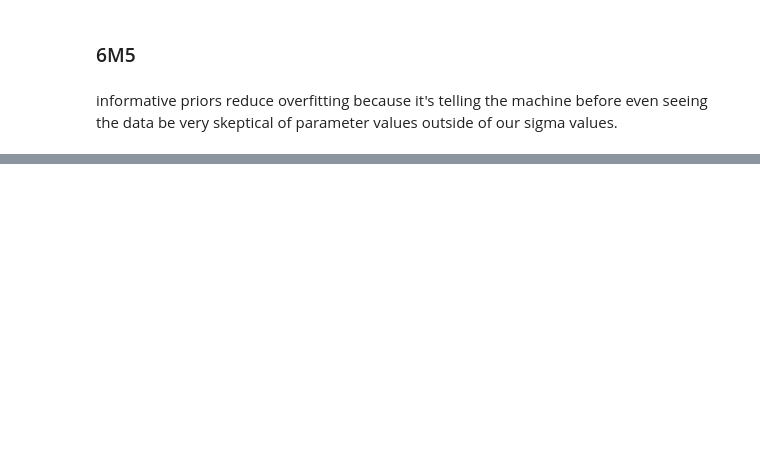
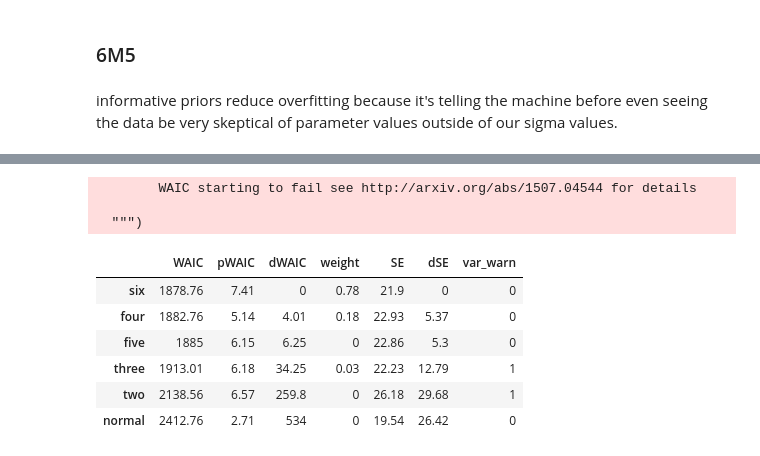
Before and after one commit to jkelley7/stat_rethinking, a Jupyter notebook: Chapter_6.ipynb, the cells around one changed output, grey strips where cells are left out. Cells and saved outputs as stored; diff of their text form; code cells hidden in the pictures; blank space fills up the shorter version.

```diff
--- a/Chapter_6.ipynb
+++ b/Chapter_6.ipynb
@@ -327,0 +571,27 @@ informative priors reduce overfitting because it's telling the machine before ev
+# %%
+m6h1a.name = 'normal'
+m6h1b.name = 'two'
+m6h1c.name = 'three'
+m6h1d.name = 'four'
+m6h1e.name = 'five'
+m6h1f.name = 'six'
+df_comp_WAIC = pm.compare({m6h1a: t61a,
+                           m6h1b: t61b,
+                           m6h1c: t61c,
+                           m6h1d: t61d,
+                           m6h1e: t61e,
+                           m6h1f: t61f})
+# %% [output]
+        WAIC starting to fail see http://arxiv.org/abs/1507.04544 for details
+
+  """)
+# %%
+df_comp_WAIC.sort_values(by = 'WAIC',ascending = True)
+# %% [output]
+|  | WAIC | pWAIC | dWAIC | weight | SE | dSE | var_warn |
+| six | 1878.76 | 7.41 | 0 | 0.78 | 21.9 | 0 | 0 |
+| four | 1882.76 | 5.14 | 4.01 | 0.18 | 22.93 | 5.37 | 0 |
+| five | 1885 | 6.15 | 6.25 | 0 | 22.86 | 5.3 | 0 |
+| three | 1913.01 | 6.18 | 34.25 | 0.03 | 22.23 | 12.79 | 1 |
+| two | 2138.56 | 6.57 | 259.8 | 0 | 26.18 | 29.68 | 1 |
+| normal | 2412.76 | 2.71 | 534 | 0 | 19.54 | 26.42 | 0 |
```
Also changed, not shown: parts of 33 cells of this notebook.
